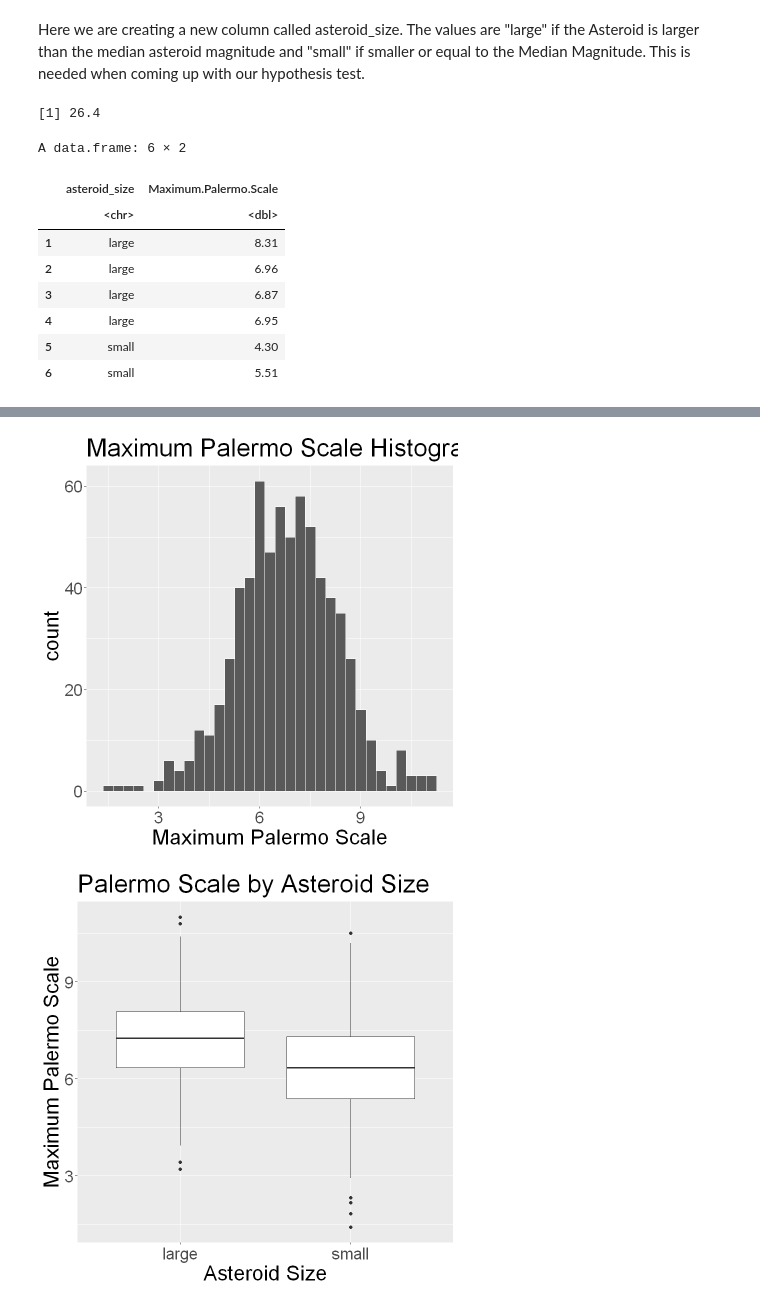
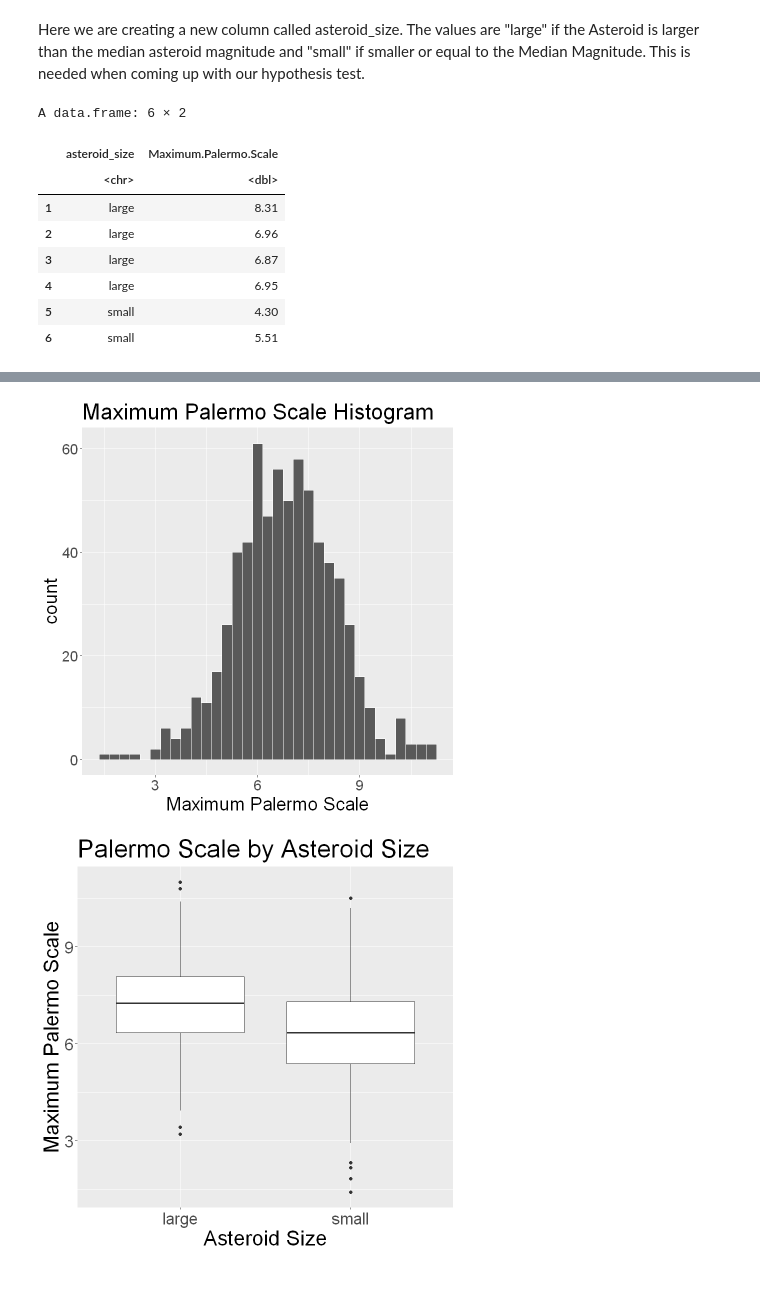
Before and after one commit to arulh/STAT-201-project, a Jupyter notebook: Asteroids.ipynb, the cells around one changed output, grey strips where cells are left out. Saved outputs shown, nothing was run; the diff lists cells and outputs as text; code cells hidden in the pictures.

```diff
--- a/Asteroids.ipynb
+++ b/Asteroids.ipynb
@@ -30,18 +26,18 @@ A data.frame: 6 × 11
 # %% [markdown]
 Here we are creating a new column called asteroid_size. The values are "large" if the Asteroid is larger than the median asteroid magnitude and "small" if smaller or equal to the Median Magnitude. This is needed when coming up with our hypothesis test.
 # %%
+# We find the median maginitude of the asteroid in order to classify each asteroid as large or small
 median_magnitude <- median(df$Asteroid.Magnitude)
-median_magnitude
 
+# Here we are altering our dataframe to include the new asteroid size column and only select the columns required
 df <- df %>%
     mutate(asteroid_size = if_else(df$Asteroid.Magnitude > median_magnitude, 'large', 'small')) %>%
-    mutate(Maximum.Palermo.Scale = abs(Maximum.Palermo.Scale)) %>%
+    mutate(Maximum.Palermo.Scale = abs(Maximum.Palermo.Scale)) %>% #Since all our values are negative we take the absolute value to make it easier to interpret
     select(asteroid_size, Maximum.Palermo.Scale)
 
 head(df)
 # %% [output]
-[1] 26.4
+A data.frame: 6 × 2
-A data.frame: 6 × 2
 |  | asteroid_size | Maximum.Palermo.Scale |
 |  | <chr> | <dbl> |
 | 1 | large | 8.31 |
@@ -85,12 +78,13 @@ A tibble: 2 × 9
 # %%
+## Getting Histogram of the overall distibution
 histogram <-
     df %>%
     ggplot() +
     geom_histogram(aes(x=Maximum.Palermo.Scale), binwidth = 0.3, color="white") +
     xlab("Maximum Palermo Scale") +
-    theme(text = element_text(size=25)) +
+    theme(text = element_text(size=22)) +
     ggtitle("Maximum Palermo Scale Histogram")
 
 histogram
 # %% [output]
-[figure, old version]
+[figure, new version]
```
Also changed, not shown: parts of 33 cells of this notebook.
